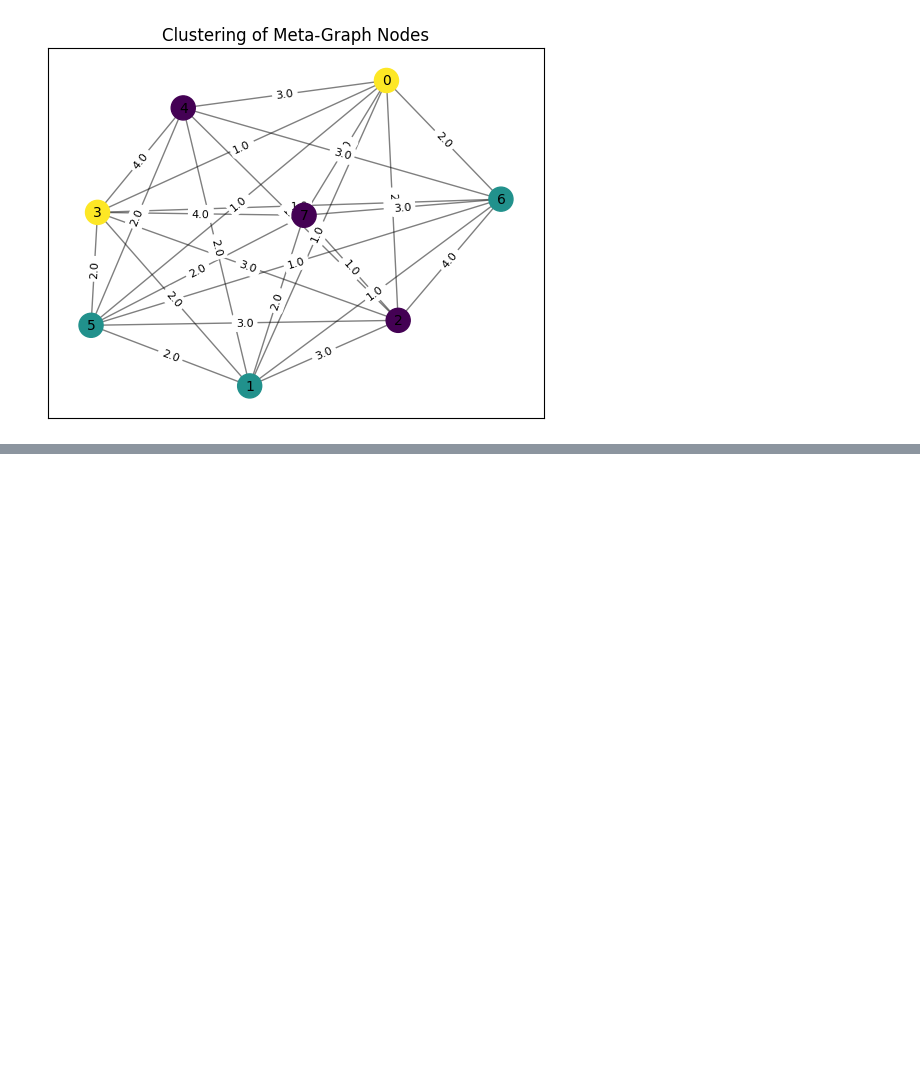
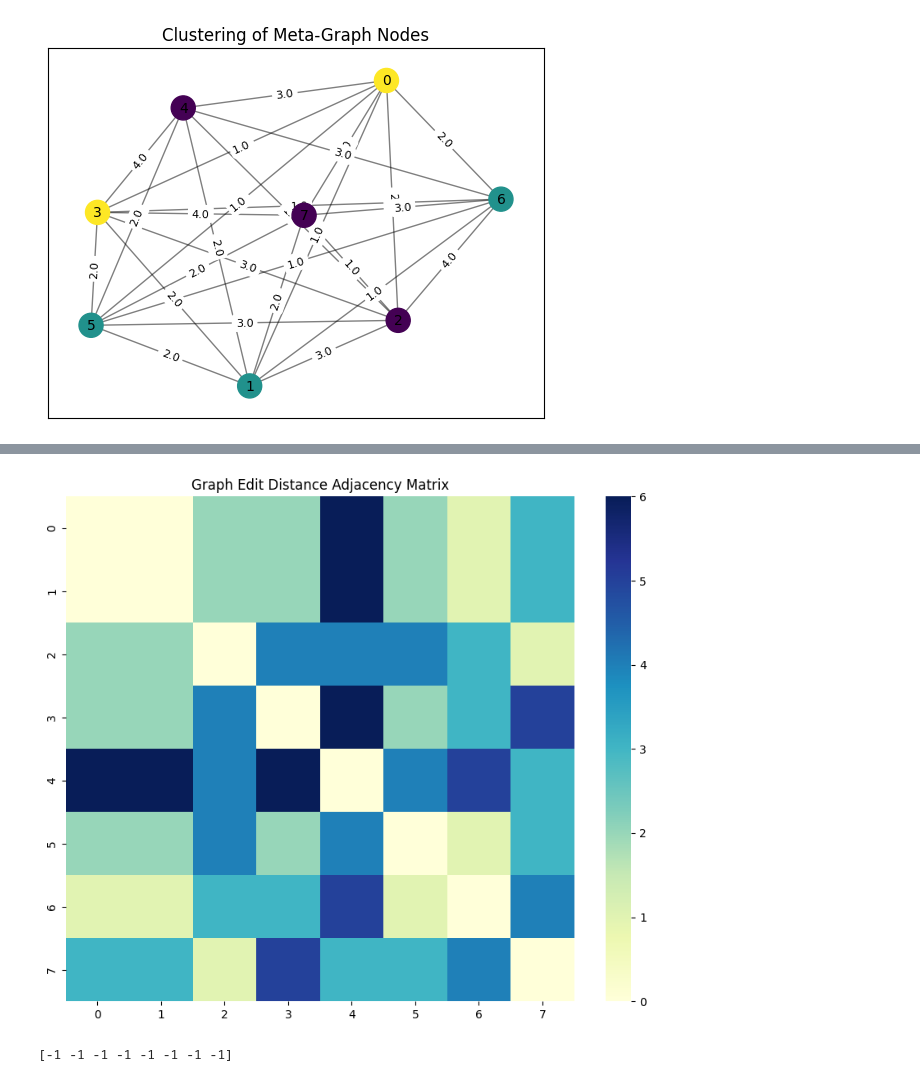
Before and after one commit to huangderful/hrwgnn, a Jupyter notebook: main.ipynb, the cells around one changed output, grey strips where cells are left out. Saved outputs shown, nothing was run; the diff lists cells and outputs as text; code cells hidden in the pictures; blank space fills up the shorter version.

```diff
--- a/main.ipynb
+++ b/main.ipynb
@@ -581,0 +828,24 @@ plt.show()
+# %%
+import seaborn as sns
+
+# Heatmap of distance matrix
+plt.figure(figsize=(10, 8))
+sns.heatmap(graph_dist_adj_matrix, cmap='YlGnBu')
+plt.title('Graph Edit Distance Adjacency Matrix')
+plt.show()
+# %% [output]
+[figure, added]
+# %%
+from sklearn.cluster import DBSCAN
+
+# DBSCAN can automatically detect number of clusters
+dbscan = DBSCAN(
+    eps=0.5,  # Adjust distance threshold
+    metric='precomputed'
+)
+
+dbscan_labels = dbscan.fit_predict(graph_dist_adj_matrix)
+
+print(dbscan_labels)
+# %% [output]
+[-1 -1 -1 -1 -1 -1 -1 -1]
```
Also changed, not shown: parts of 16 cells of this notebook.
